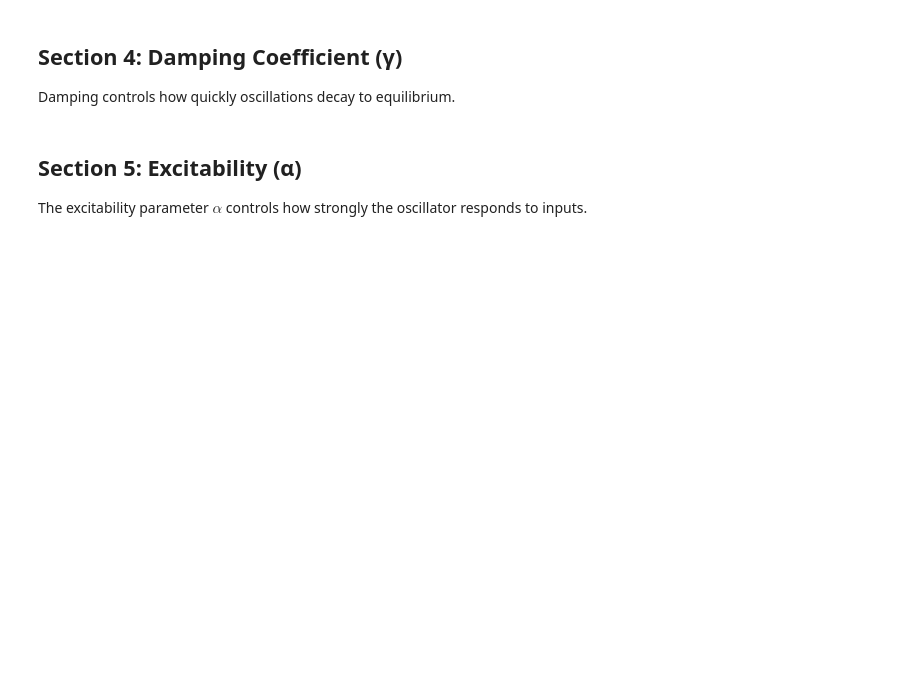
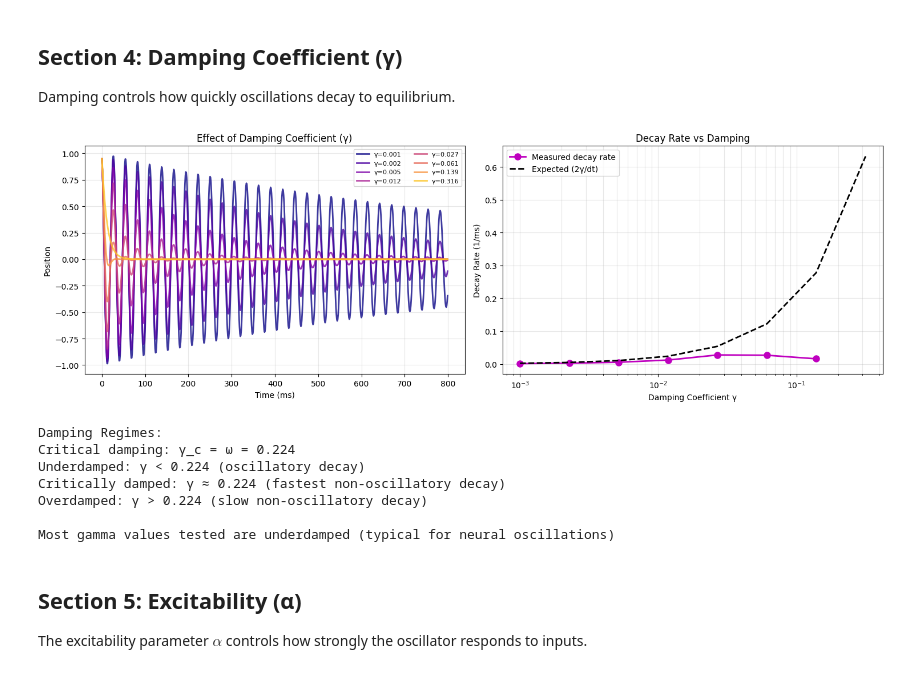
Before and after one commit to chaobrain/brainmass, a Jupyter notebook: examples/008-horn-dynamics.ipynb, the cells around one changed output. Drawn from its saved outputs; the diff is of its cells as text; code cells hidden in the pictures; blank space fills up the shorter version.

```diff
--- a/examples/008-horn-dynamics.ipynb
+++ b/examples/008-horn-dynamics.ipynb
@@ -383,7 +398,10 @@ n_neuron = len(omega_values)
 model_omega = brainmass.HORNStep(
     len(omega_values),
     omega=omega_values,
-    gamma=0.01, alpha=0.04, v=0.0, h=dt
+    gamma=0.01,
+    alpha=0.04,
+    v=0.0,
+    h=dt
 )
 model_omega.init_all_states()
 model_omega.x.value = jnp.full(n_neuron, 1.0)
@@ -476,7 +500,8 @@ def step(i):
     return model_gamma.x.value
 
 
-gamma_traces = brainstate.transform.for_loop(step, np.arange(n_steps_sweep))
+n_time = int(8e2 / dt)
+gamma_traces = brainstate.transform.for_loop(step, np.arange(n_time))
 gamma_traces = np.array(gamma_traces).T
 # %%
 # Visualization: Gamma sweep
@@ -487,7 +512,7 @@ cmap = plt.cm.plasma
 for i, gamma in enumerate(gamma_values):
     color = cmap(i / len(gamma_values))
     axes[0].plot(
-        times_sweep,
+        np.arange(n_time) * dt,
         gamma_traces[i],
         color=color,
         linewidth=2,
@@ -511,33 +536,42 @@ for trace in gamma_traces:
         # Fit log(amplitude) = -decay_rate * t + const
         coeffs = np.polyfit(peak_times, np.log(peak_amplitudes + 1e-10), 1)
         decay_rates.append(-coeffs[0])  # negative slope
     else:
         decay_rates.append(np.nan)
 
 decay_rates = np.array(decay_rates)
 
 axes[1].plot(gamma_values, decay_rates, 'mo-', linewidth=2, markersize=8, label='Measured decay rate')
 axes[1].plot(gamma_values, 2 * gamma_values / dt, 'k--', linewidth=2, label='Expected (2γ/dt)')
 axes[1].set_xlabel('Damping Coefficient γ')
 axes[1].set_ylabel('Decay Rate (1/ms)')
 axes[1].set_title('Decay Rate vs Damping')
 axes[1].set_xscale('log')
 axes[1].legend()
 axes[1].grid(True, alpha=0.3, which='both')
 
 plt.tight_layout()
 plt.show()
 
 # Classify damping regimes
 omega = 0.224
 gamma_critical = omega  # critical damping when γ = ω
 
 print("Damping Regimes:")
 print(f"Critical damping: γ_c = ω = {gamma_critical:.3f}")
 print(f"Underdamped: γ < {gamma_critical:.3f} (oscillatory decay)")
 print(f"Critically damped: γ ≈ {gamma_critical:.3f} (fastest non-oscillatory decay)")
 print(f"Overdamped: γ > {gamma_critical:.3f} (slow non-oscillatory decay)")
 print(f"\nMost gamma values tested are underdamped (typical for neural oscillations)")
+# %% [output]
+[figure, added]
+Damping Regimes:
+Critical damping: γ_c = ω = 0.224
+Underdamped: γ < 0.224 (oscillatory decay)
+Critically damped: γ ≈ 0.224 (fastest non-oscillatory decay)
+Overdamped: γ > 0.224 (slow non-oscillatory decay)
+
+Most gamma values tested are underdamped (typical for neural oscillations)
 # %% [markdown]
 ## Section 5: Excitability (α)
 
```
Also changed, not shown: parts of 10 cells of this notebook, 7 other files.
